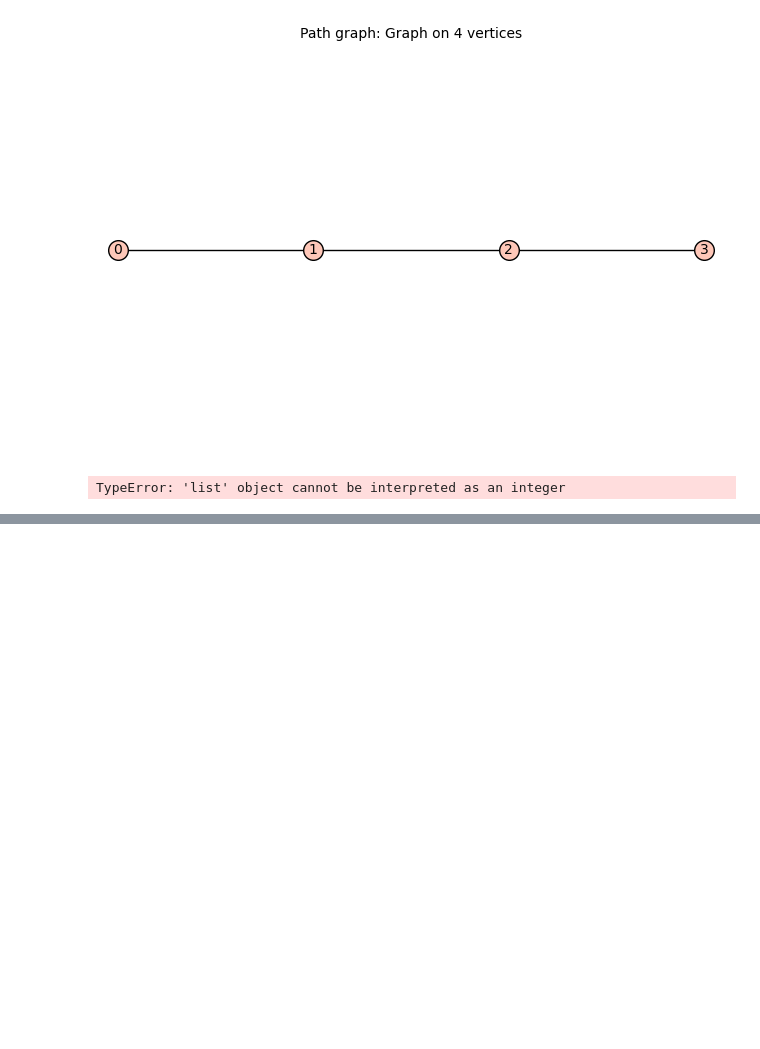
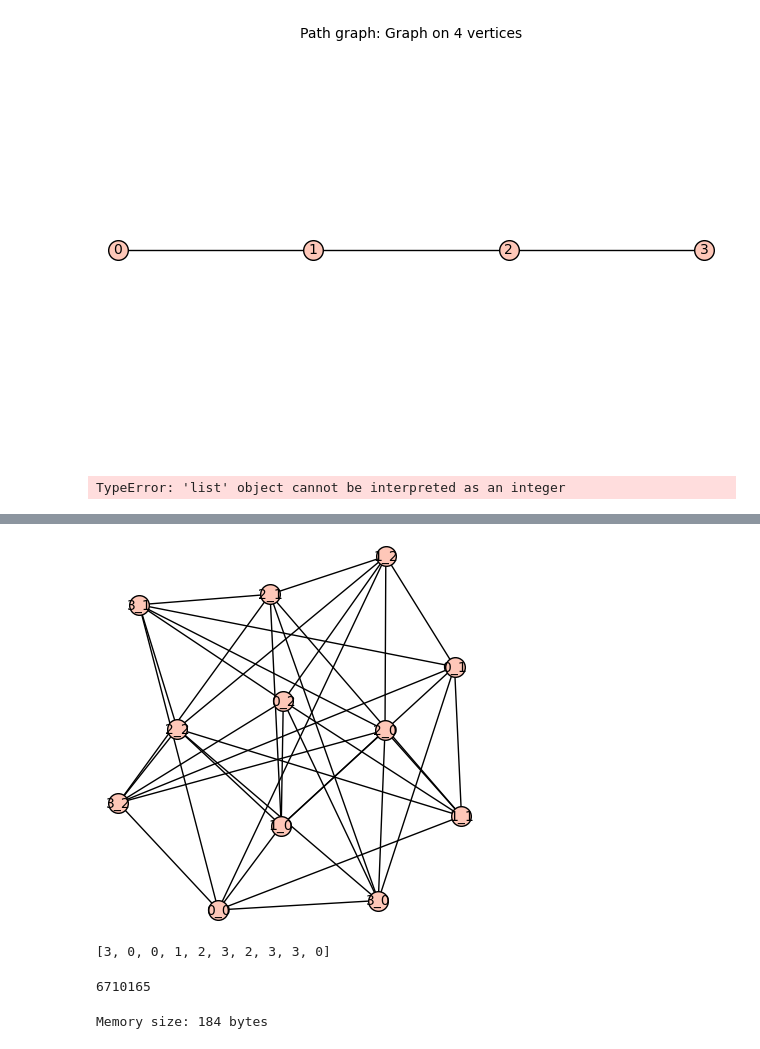
Before and after one commit to guojing0/count-graph-homs, a Jupyter notebook: hom-count-exp.ipynb, the cells around one changed output, grey strips where cells are left out. Saved outputs shown, nothing was run; the diff lists cells and outputs as text; code cells hidden in the pictures; blank space fills up the shorter version.

```diff
--- a/hom-count-exp.ipynb
+++ b/hom-count-exp.ipynb
@@ -231,0 +290,69 @@ plt.show()
+# %%
+def blow_up_graph_simple(original_graph, set_size):
+    """
+    Create the blow-up of a given graph with uniform independent set sizes.
+
+    Parameters:
+    - original_graph: The original graph to be blown up.
+    - set_size: The uniform size of the independent set that replaces each vertex.
+
+    Returns:
+    - A SageMath graph representing the blow-up of the original graph.
+    """
+    blow_up = Graph()
+
+    # Create a mapping from original vertices to new independent set vertices
+    for v in original_graph.vertices():
+        for i in range(set_size):
+            blow_up.add_vertex(f'{v}_{i}')
+
+    # Connect vertices in the independent sets according to the original graph's edges
+    for u, v in original_graph.edges(labels=False):
+        for i in range(set_size):
+            for j in range(set_size):
+                blow_up.add_edge(f'{u}_{i}', f'{v}_{j}')
+
+    return blow_up
+# %%
+# Define the original graph
+G = graphs.CycleGraph(4)  # A simple cycle graph
+
+# Define the uniform size for the independent sets
+uniform_set_size = 3  # Replace each vertex with an independent set of size 3
+
+# Create the blow-up graph
+blown_up_graph = blow_up_graph_simple(G, uniform_set_size)
+
+# Show the blown-up graph
+blown_up_graph.show()
+# %% [output]
+[figure, added]
+# %%
+import random
+
+[random.randint(0, 3) for _ in range(10)]
+# %% [output]
+[3, 0, 0, 1, 2, 3, 2, 3, 3, 0]
+# %%
+# %load_ext memory_profiler
+
+import random
+from local_hom_count_best import GraphHomomorphismCounter
+
+N = 200
+random_graph = graphs.RandomGNP(N, 0.5, seed=42)
+random_clr = [random.randint(0, 1) for _ in range(N)]
+
+colour_counter = GraphHomomorphismCounter(square, random_graph, 0, square_clr, random_clr, colourful=True)
+
+colour_counter.count_homomorphisms_best()
+# %% [output]
+6710165
+# %%
+import sys
+
+
+the_size = sys.getsizeof(colour_counter.DP_table)
+print(f"Memory size: {the_size} bytes")
+# %% [output]
+Memory size: 184 bytes
```
Also changed, not shown: parts of 24 cells of this notebook.
